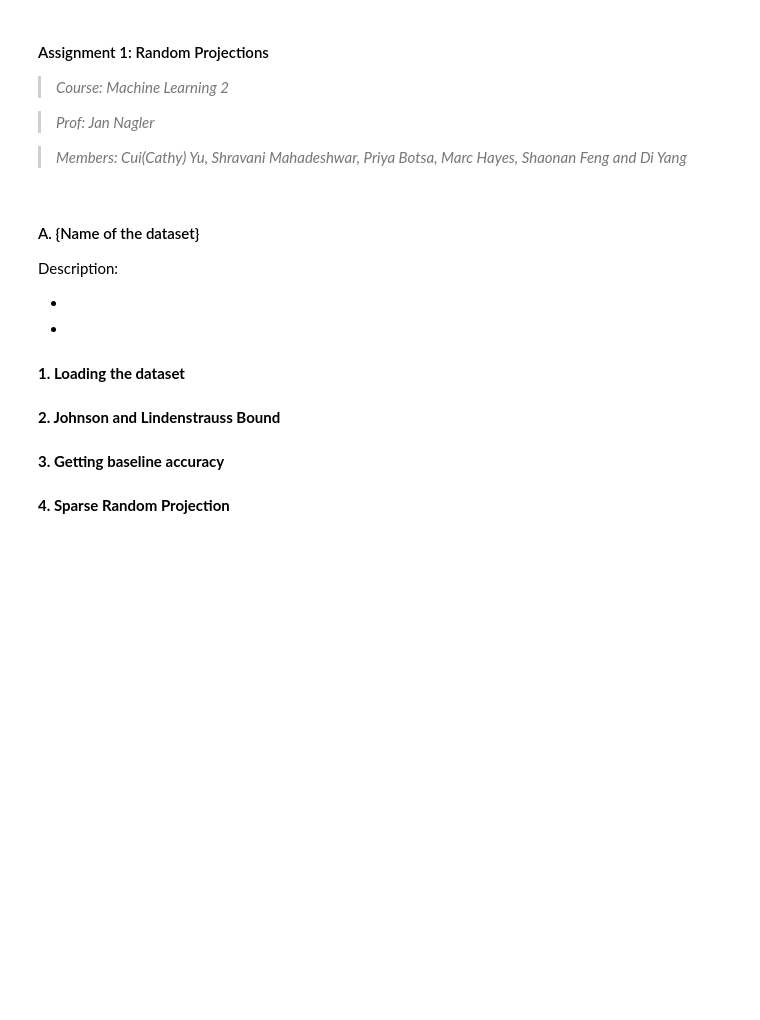
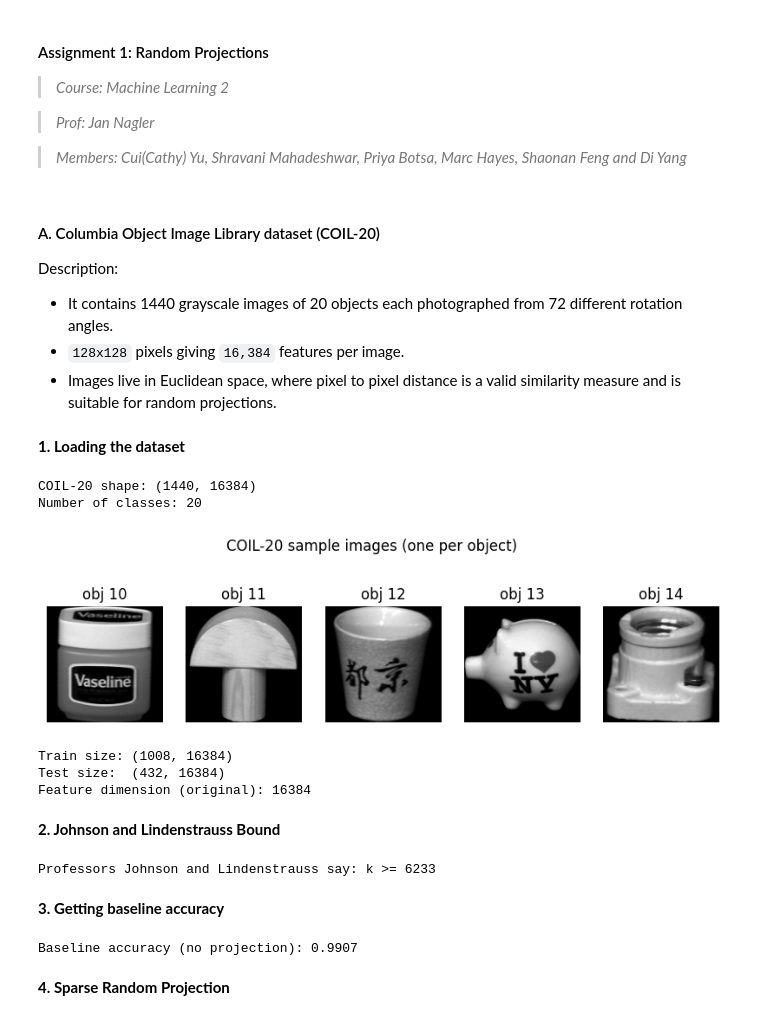
Before and after one commit to Shravani018/ml_2_group1, a Jupyter notebook: Assignment1/Assignment1_ML2_Group1.ipynb, the cells around one changed output. Cells and saved outputs as stored; diff of their text form; code cells hidden in the pictures; blank space fills up the shorter version.

Commit message:
adding dataset 1 sparse random projection code

```diff
--- a/Assignment1/Assignment1_ML2_Group1.ipynb
+++ b/Assignment1/Assignment1_ML2_Group1.ipynb
@@ -24,19 +23,72 @@ warnings.filterwarnings('ignore')
 %matplotlib inline
 np.random.seed(42)
 # %% [markdown]
-#### A. {Name of the dataset}
+#### A. Columbia Object Image Library dataset (COIL-20)
 
 Description:
 
--
--
+- It contains 1440 grayscale images of 20 objects each photographed from 72 different rotation angles.
+- `128x128` pixels giving `16,384` features per image.
+- Images live in Euclidean space, where pixel to pixel distance is a valid similarity measure and is suitable for random projections.
 # %% [markdown]
 **1. Loading the dataset**
+# %%
+# Downloading the COIL-20 dataset
+response = urllib.request.urlopen('http://www.cs.columbia.edu/CAVE/databases/SLAM_coil-20_coil-100/coil-20/coil-20-proc.zip')
+zip_bytes = io.BytesIO(response.read())
+X_coil, y_coil = [], []
+with zipfile.ZipFile(zip_bytes) as zf:
+    for fname in sorted(zf.namelist()):
+        if fname.endswith('.png'):
+            label = int(fname.split('obj')[1].split('_')[0]) - 1
+            img_bytes = io.BytesIO(zf.read(fname))
+            img = Image.open(img_bytes).convert('L')
+            X_coil.append(np.array(img).flatten().astype('float32') / 255.0)
+            y_coil.append(label)
+X_coil = np.array(X_coil)
+y_coil = np.array(y_coil)
+print('COIL-20 shape:', X_coil.shape)
+print('Number of classes:', len(np.unique(y_coil)))
+# %% [output]
+COIL-20 shape: (1440, 16384)
+Number of classes: 20
 # %%
 # Displaying some sample images from the dataset
+fig, axes = plt.subplots(1, 5, figsize=(10, 3))
+for i, ax in enumerate(axes):
+    ax.imshow(X_coil[i * 72].reshape(128, 128), cmap='gray')
+    ax.set_title('obj %d' % (y_coil[i * 72] + 1))
+    ax.axis('off')
+plt.suptitle('COIL-20 sample images (one per object)')
+plt.show()
+# %% [output]
+[figure, added]
+# %%
+# Splitting the dataset into training and testing sets (70% train, 30% test)
+X_coil_train, X_coil_test, y_coil_train, y_coil_test = train_test_split(X_coil, y_coil, test_size=0.3, random_state=42)
+print('Train size:', X_coil_train.shape)
+print('Test size: ', X_coil_test.shape)
+print('Feature dimension (original):', X_coil_train.shape[1])
+# %% [output]
+Train size: (1008, 16384)
+Test size:  (432, 16384)
+Feature dimension (original): 16384
 # %% [markdown]
 **2. Johnson and Lindenstrauss Bound**
+# %%
+# Johnson-Lidenstrauss bound for COIL-20 (eps=0.1)
+# For n=1440 samples, dimension d=128x128=16384 (pixels)
+print('Professors Johnson and Lindenstrauss say: k >=',johnson_lindenstrauss_min_dim(len(X_coil), eps=0.1))
+# %% [output]
+Professors Johnson and Lindenstrauss say: k >= 6233
 # %% [markdown]
 **3. Getting baseline accuracy**
+# %%
+model_coil=LinearSVC(random_state=42,max_iter=2000)
+model_coil.fit(X_coil_train, y_coil_train)
+baseline_coil=metrics.accuracy_score(y_coil_test, model_coil.predict(X_coil_test))
+print('Baseline accuracy (no projection): %.4f' % baseline_coil)
+# %% [output]
+Baseline accuracy (no projection): 0.9907
 # %% [markdown]
 **4. Sparse Random Projection**
```
Also changed, not shown: parts of 8 cells of this notebook.
